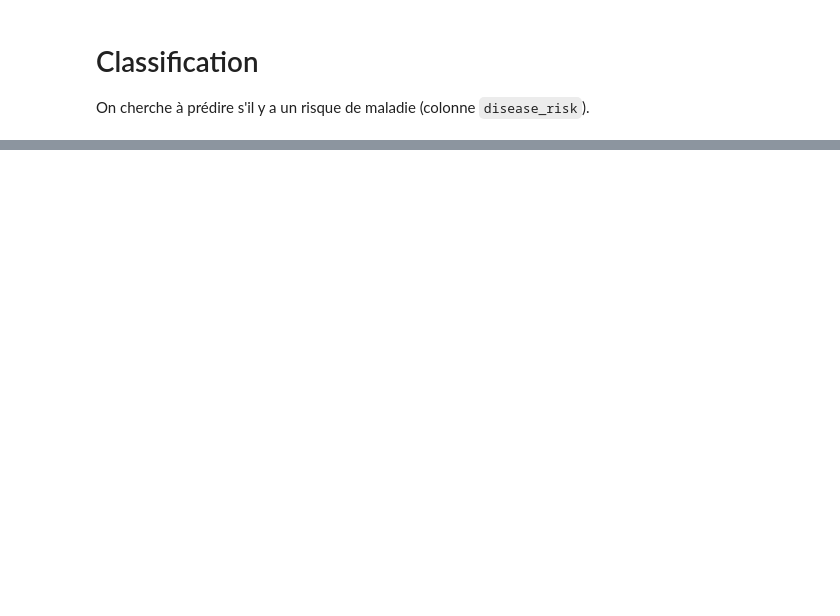
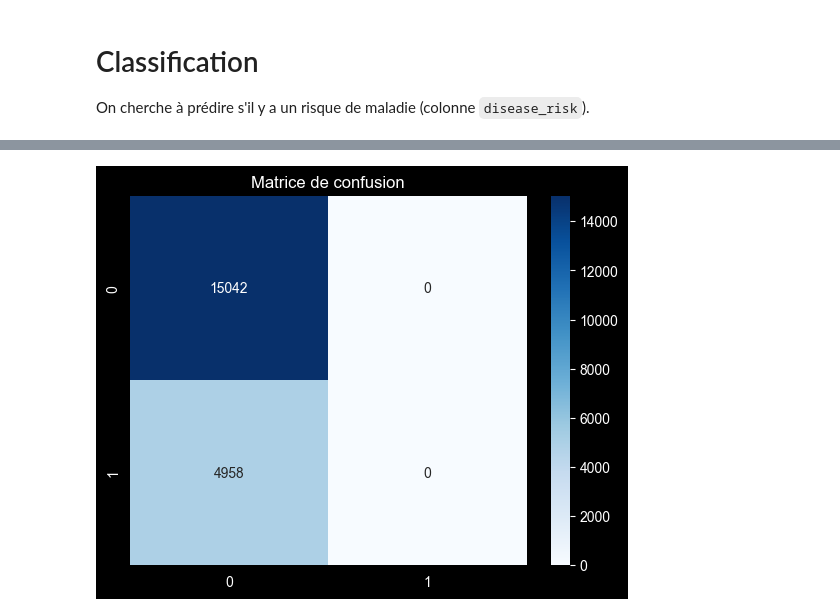
Before and after one commit to corazon008/DeepLearning-Project, a Jupyter notebook: notebooks/tensorflow.ipynb, the cells around one changed output, grey strips where cells are left out. Saved outputs shown, nothing was run; the diff lists cells and outputs as text; code cells hidden in the pictures; blank space fills up the shorter version.

```diff
--- a/notebooks/tensorflow.ipynb
+++ b/notebooks/tensorflow.ipynb
@@ -147,20 +163,20 @@ model_clas = KerasClassifier(
     learning_rate=1e-3,
     epochs=20,
     batch_size=32,
-    verbose=1
+    verbose=0
 )
 # %%
 param_grid_clas = {
     "model__layers_count": [2, 3],
     "model__width": [64, 128],
     "model__activation": ["relu", "tanh"],
-    "model__dropout_rate": [0.0, 0.5],
-    "model__learning_rate": [1e-2, 1e-3],
+    "model__dropout_rate": [0.0, 0.2],
+    "model__learning_rate": [1e-1, 1e-3],
     "epochs": [30],
-    "batch_size": [32, 64]
+    "batch_size": [32]
 }
 # %%
-grid_clas = GridSearchCV(estimator=model_clas, param_grid=param_grid_clas, cv=skf, scoring="accuracy", n_jobs=-1)
+grid_clas = GridSearchCV(estimator=model_clas, param_grid=param_grid_clas, cv=skf, scoring="accuracy", n_jobs=-1, verbose=2)
 grid_clas_result = grid_clas.fit(X_train_clas, y_train_clas)
 
 print(f"Meilleure Accuracy : {grid_clas_result.best_score_:.4f}")
@@ -211,0 +223,6 @@ Test F1: 0.6457, Accuracy: 0.7521
+# %%
+sns.heatmap(confusion_matrix(y_test_clas, y_pred), annot=True, fmt="d", cmap="Blues")
+plt.title("Matrice de confusion")
+plt.show()
+# %% [output]
+[figure, added]
```
Also changed, not shown: parts of 19 cells of this notebook.
